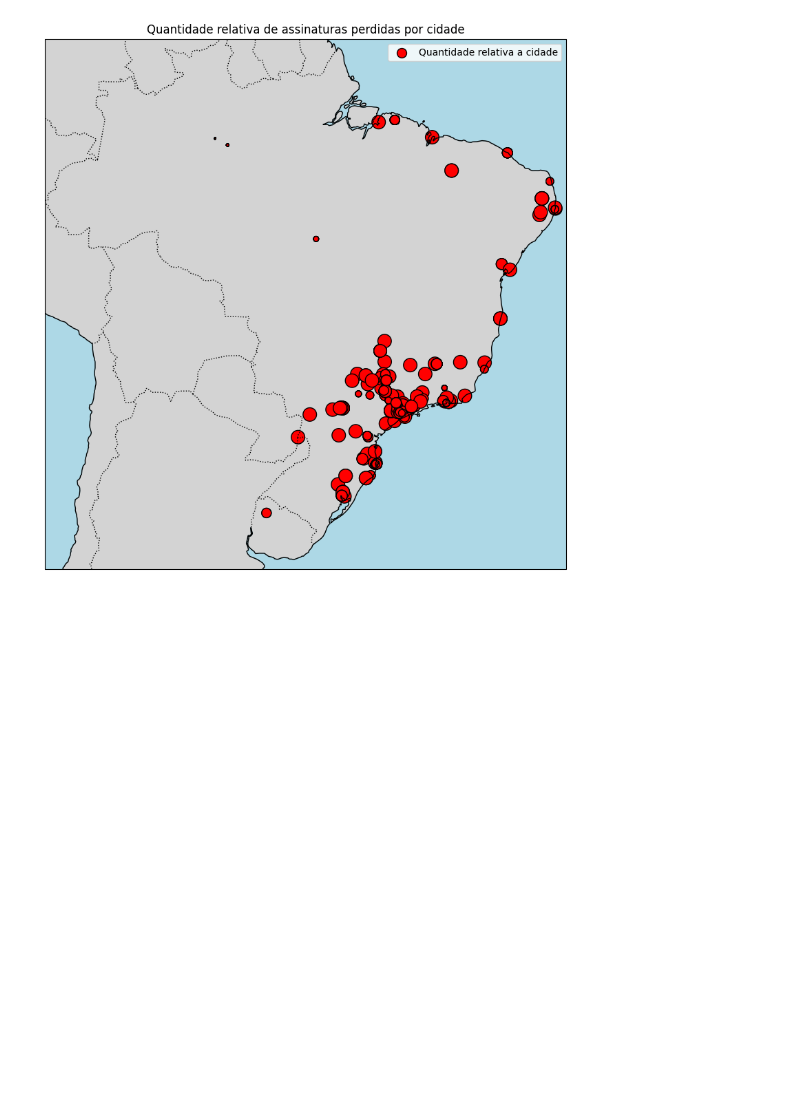
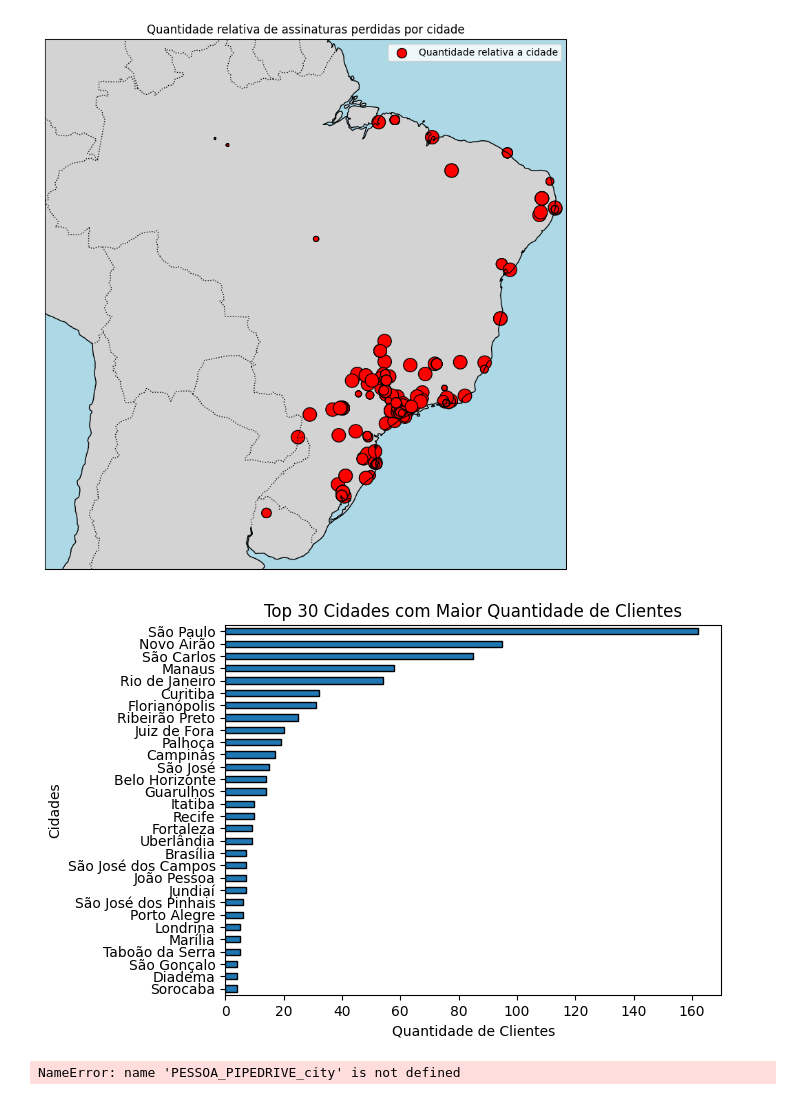
Before and after one commit to alessitomas/streamlit-deploy, a Jupyter notebook: src/notebooks/graphic1-2.ipynb, the cells around one changed output. Saved outputs shown, nothing was run; the diff lists cells and outputs as text; code cells hidden in the pictures; blank space fills up the shorter version.

```diff
--- a/src/notebooks/graphic1-2.ipynb
+++ b/src/notebooks/graphic1-2.ipynb
@@ -133,3 +139,34 @@ plt.title('Quantidade relativa de assinaturas perdidas por cidade')
 plt.show()
 # %% [output]
 [figure]
+# %%
+import matplotlib.pyplot as plt
+import pandas as pd
+
+# Supondo que 'data' seja o seu DataFrame
+# Contar a frequência de cada cidade
+contagem_cidades = data['PESSOA_PIPEDRIVE_city'].value_counts()
+
+# Você pode escolher mostrar apenas as top N cidades
+N = 30  # Por exemplo, as 20 cidades com mais clientes
+contagem_cidades = contagem_cidades.head(N)
+
+# Criar um gráfico de barras horizontal
+contagem_cidades.plot(kind='barh', edgecolor='black')
+
+# Adicionar títulos e rótulos
+plt.title('Top 30 Cidades com Maior Quantidade de Clientes')
+plt.xlabel('Quantidade de Clientes')
+plt.ylabel('Cidades')
+
+# Inverter o gráfico para mostrar a cidade com mais clientes no topo
+plt.gca().invert_yaxis()
+
+# Mostrar o gráfico
+plt.show()
+# %% [output]
+[figure, added]
+# %%
+PESSOA_PIPEDRIVE_city
+# %% [output]
+NameError: name 'PESSOA_PIPEDRIVE_city' is not defined
```
Also changed, not shown: parts of 2 cells of this notebook, 6 other files.
